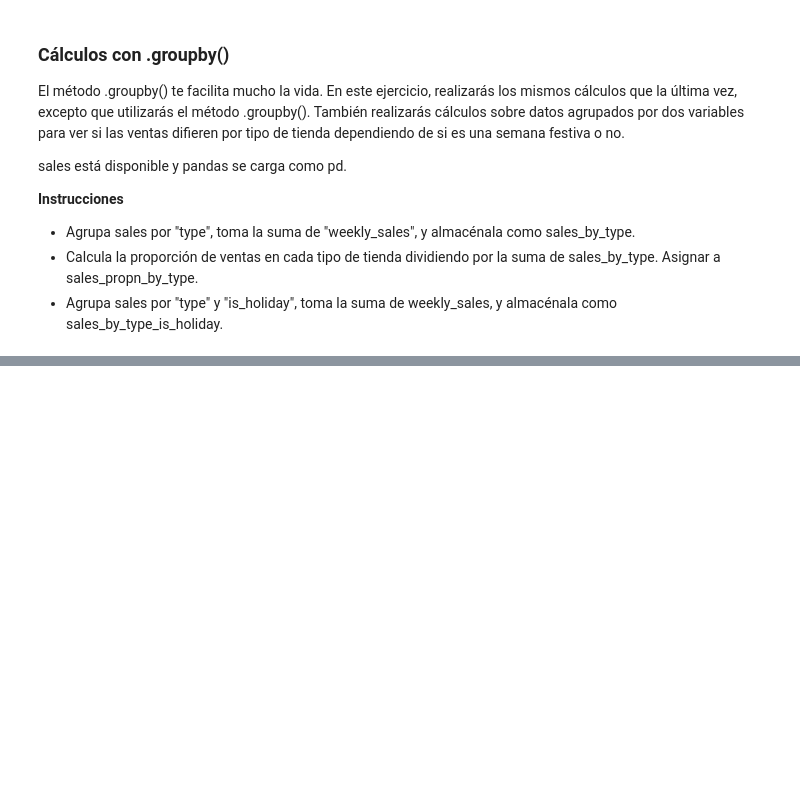
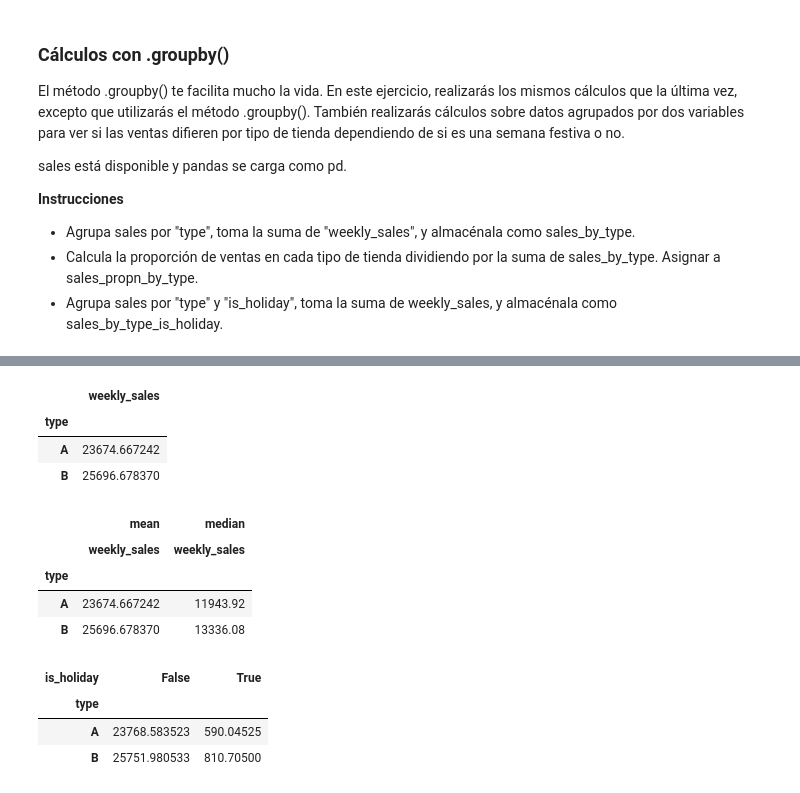
Before and after one commit to Luis-Angel-Jimenez/Anal-ticadeDatosNegociosDigitales, a Jupyter notebook: 03-Tratamiento-y-Exploración_de_los_datos/02-Manipulacion_de_Datos_Pandas/06-aggregating-DataFrames.ipynb, the cells around one changed output, grey strips where cells are left out. Saved outputs shown, nothing was run; the diff lists cells and outputs as text; code cells hidden in the pictures; blank space fills up the shorter version.

```diff
--- a/03-Tratamiento-y-Exploración_de_los_datos/02-Manipulacion_de_Datos_Pandas/06-aggregating-DataFrames.ipynb
+++ b/03-Tratamiento-y-Exploración_de_los_datos/02-Manipulacion_de_Datos_Pandas/06-aggregating-DataFrames.ipynb
@@ -538,0 +639,29 @@ sales está disponible y pandas se carga como pd.
+# %%
+# pivot para la media para cada tipo de tienda
+mean_sales_by_type = sales.pivot_table(values='weekly_sales', index='type')
+mean_sales_by_type
+# %% [output]
+|  | weekly_sales |
+| type |  |
+| A | 23674.667242 |
+| B | 25696.678370 |
+# %%
+# pivot de la media y la mediana de weekly_sales por cada tipo de tienda
+mean_med_sales_by_type = sales.pivot_table(values= 'weekly_sales', index='type', aggfunc=['mean', 'median'])
+mean_med_sales_by_type
+# %% [output]
+|  | mean | median |
+|  | weekly_sales | weekly_sales |
+| type |  |  |
+| A | 23674.667242 | 11943.92 |
+| B | 25696.678370 | 13336.08 |
+# %%
+# pivot para la media de weekly_sales por tipo de tienda y holiday
+
+mean_sales_by_type_holiday = sales.pivot_table(values='weekly_sales', index='type', columns='is_holiday')
+mean_sales_by_type_holiday
+# %% [output]
+| is_holiday | False | True |
+| type |  |  |
+| A | 23768.583523 | 590.04525 |
+| B | 25751.980533 | 810.70500 |
```
Also changed, not shown: parts of 14 cells of this notebook, 12 other files.
